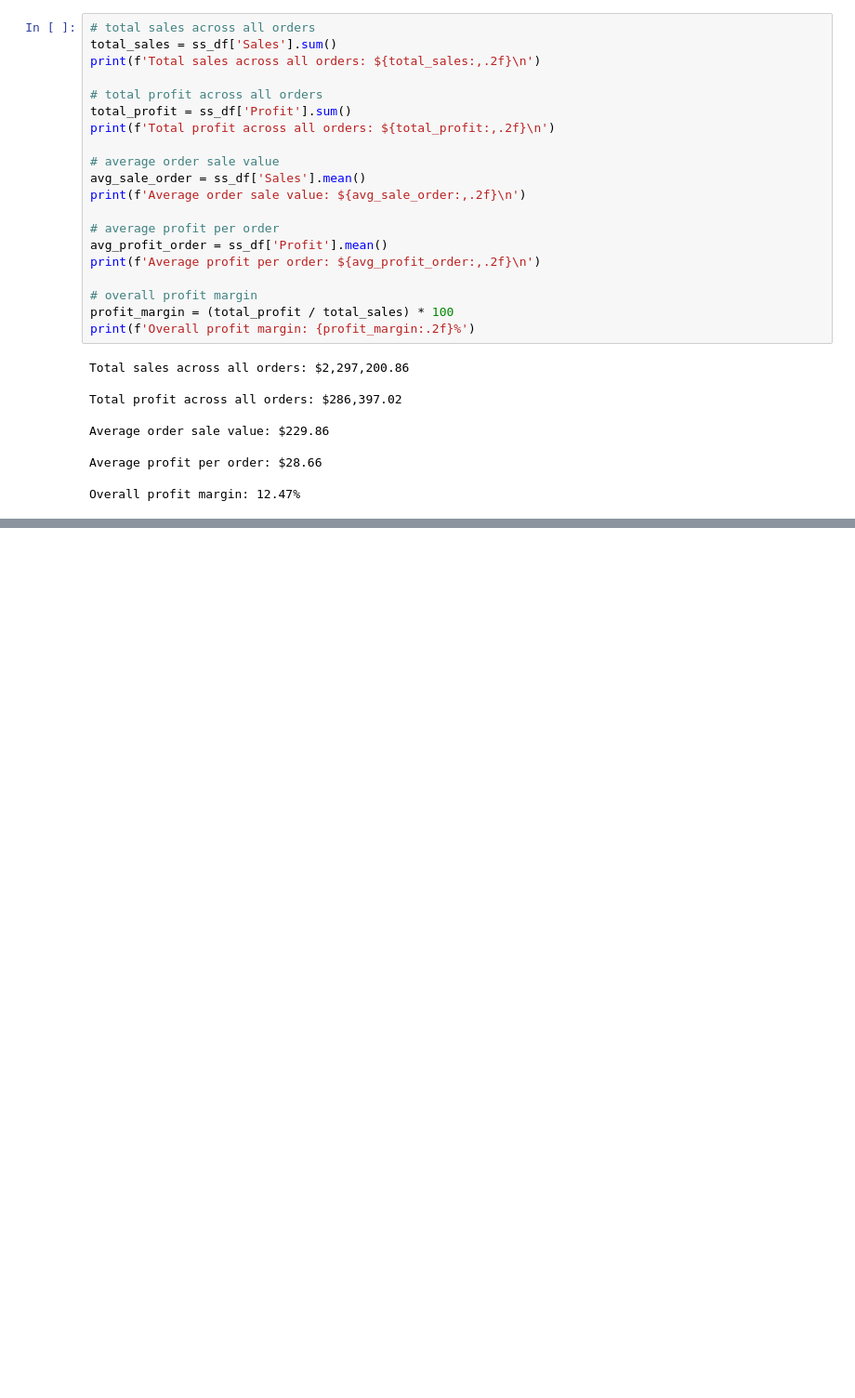
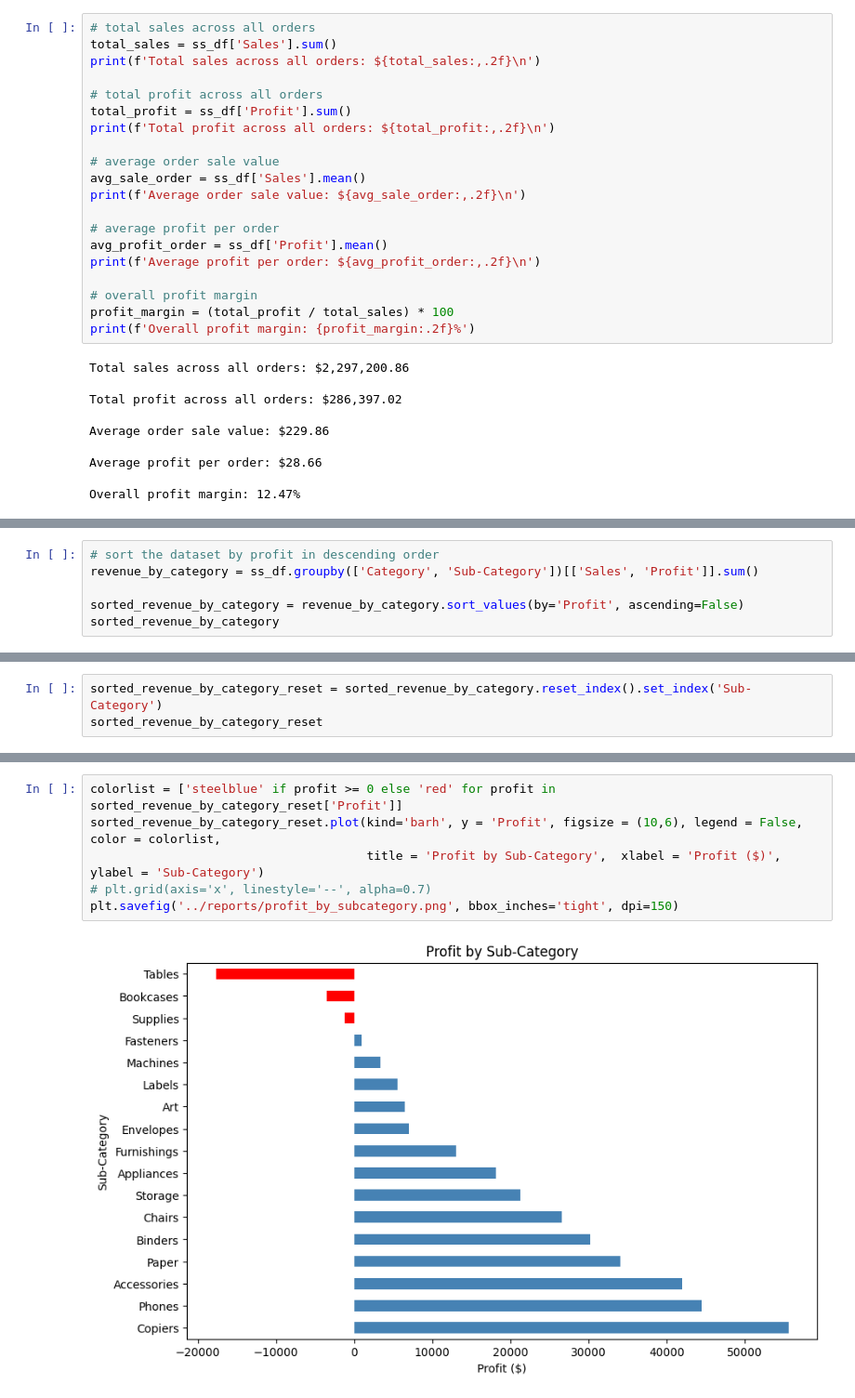
Before and after one commit to tracyruth777/eda-retail-sales, a Jupyter notebook: notebooks/01_data_exploration.ipynb, the cells around one changed output, grey strips where cells are left out. Shown at 93% size. Saved outputs shown, nothing was run; the diff lists cells and outputs as text; blank space fills up the shorter version.

Commit message:
Add category and sub-category profit analysis with chart visualisation

```diff
--- a/notebooks/01_data_exploration.ipynb
+++ b/notebooks/01_data_exploration.ipynb
@@ -125,0 +127,6 @@ The superstore recorded a total sale amount of \$2,297,200.86 across all orders.
+# %%
+# sort the dataset by profit in descending order
+revenue_by_category = ss_df.groupby(['Category', 'Sub-Category'])[['Sales', 'Profit']].sum()
+
+sorted_revenue_by_category = revenue_by_category.sort_values(by='Profit', ascending=False)
+sorted_revenue_by_category
@@ -125,0 +153,3 @@ The superstore recorded a total sale amount of \$2,297,200.86 across all orders.
+# %%
+sorted_revenue_by_category_reset = sorted_revenue_by_category.reset_index().set_index('Sub-Category')
+sorted_revenue_by_category_reset
@@ -125,0 +176,8 @@ The superstore recorded a total sale amount of \$2,297,200.86 across all orders.
+# %%
+colorlist = ['steelblue' if profit >= 0 else 'red' for profit in sorted_revenue_by_category_reset['Profit']]
+sorted_revenue_by_category_reset.plot(kind='barh', y = 'Profit', figsize = (10,6), legend = False, color = colorlist,
+                                      title = 'Profit by Sub-Category',  xlabel = 'Profit ($)', ylabel = 'Sub-Category')
+# plt.grid(axis='x', linestyle='--', alpha=0.7)
+plt.savefig('../reports/profit_by_subcategory.png', bbox_inches='tight', dpi=150)
+# %% [output]
+[figure, added]
```
Also changed, not shown: parts of 8 cells of this notebook, 1 other file.
